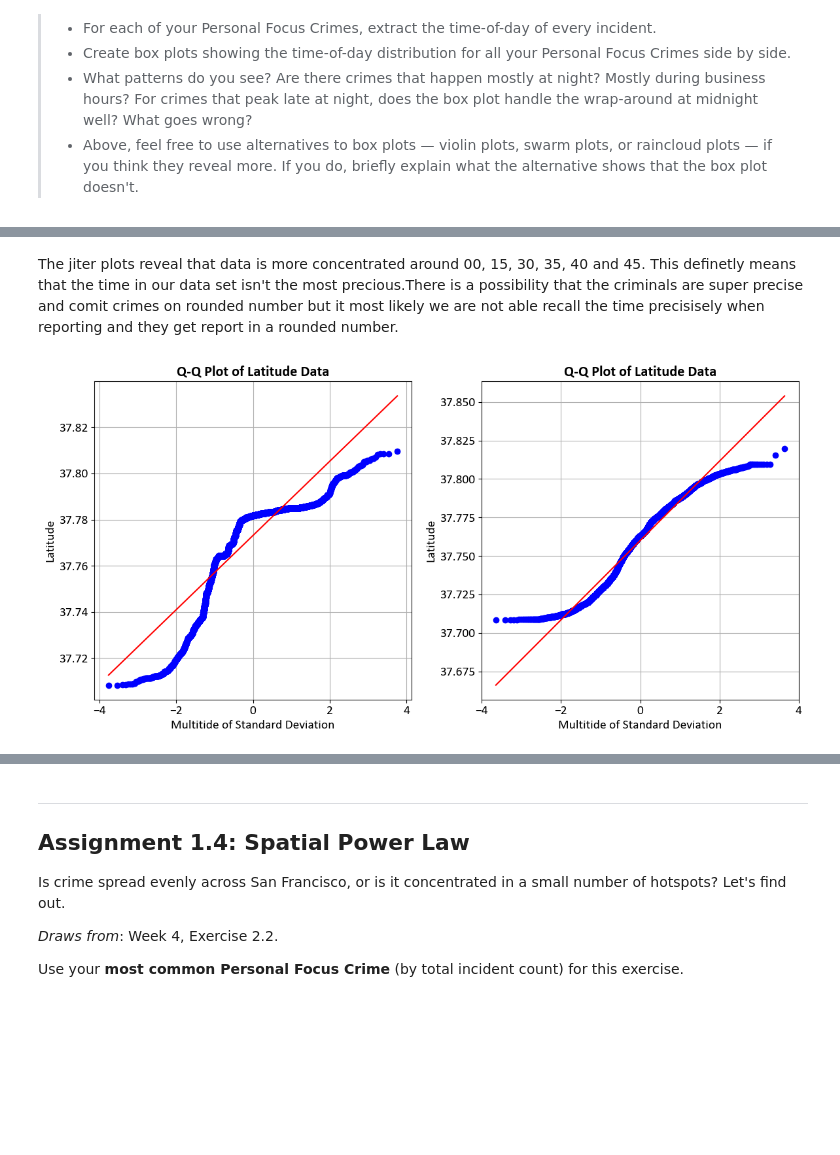
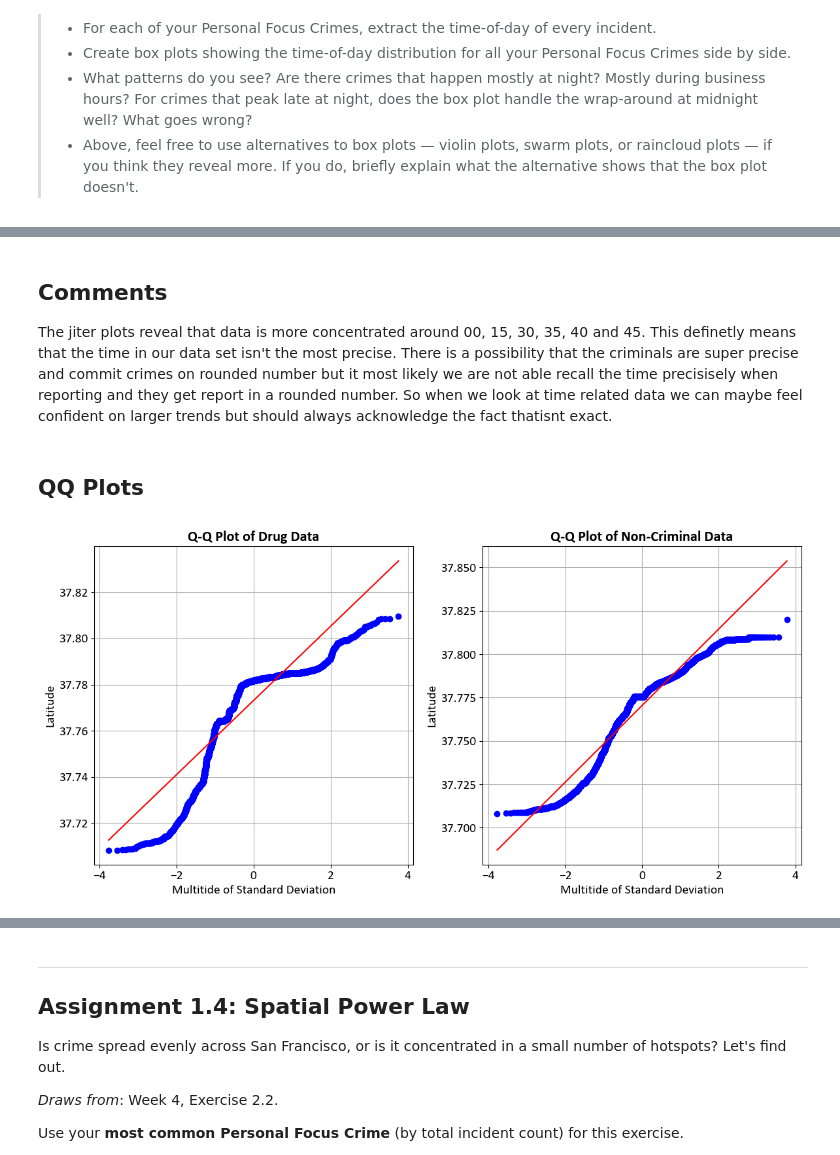
Before and after one commit to MilaGolomozin/SocialData2026, a Jupyter notebook: Assignment1.ipynb, the cells around one changed output, grey strips where cells are left out. Cells and saved outputs as stored; diff of their text form; code cells hidden in the pictures; blank space fills up the shorter version.

```diff
--- a/Assignment1.ipynb
+++ b/Assignment1.ipynb
@@ -215,5 +227,7 @@ plt.show()
 # %% [markdown]
-The jiter plots reveal that data is more concentrated around 00, 15, 30, 35, 40 and 45. This definetly means that the time in our data set isn't the most precious.There is a possibility that the criminals are super precise and comit crimes on rounded number but it most likely we are not able recall the time precisisely when reporting and they get report in a rounded number.
+## Comments
+
+The jiter plots reveal that data is more concentrated around 00, 15, 30, 35, 40 and 45. This definetly means that the time in our data set isn't the most precise. There is a possibility that the criminals are super precise and commit crimes on rounded number but it most likely we are not able recall the time precisisely when reporting and they get report in a rounded number. So when we look at time related data we can maybe feel confident on larger trends but should always acknowledge the fact thatisnt exact.
 # %%
 df[['longitude', 'latitude']] = df['location'].str.replace('POINT \(', '', regex=True)\
                                                .str.replace('\)', '', regex=True)\
@@ -229,35 +243,37 @@ df = df[df['latitude'] != 90]
 drug_df = df[df['Category'] == 'Drug/narcotic']
 drug_df = drug_df[drug_df['Year'] == 2009]
 
-car_df =df[df['Category'] == 'Vehicle theft']
+car_df =df[df['Category'] == 'Non-criminal']
 car_df = car_df[car_df['Year'] == 2009]
 
 data = drug_df['latitude']
 data_c = car_df['latitude']
+# %% [markdown]
+## QQ Plots
 # %%
 data_clean = pd.to_numeric(data, errors='coerce').dropna()
 data_c_clean = pd.to_numeric(data_c, errors='coerce').dropna()
 
 fig, axes = plt.subplots(1, 2, figsize=(12, 6))
 
 ax = axes[0]
 stats.probplot(data_clean, dist="norm", plot=ax)
 
-ax.set_title("Q-Q Plot of Latitude Data", fontsize=16, fontweight='bold')
+ax.set_title("Q-Q Plot of Drug Data", fontsize=16, fontweight='bold')
 ax.set_xlabel("Multitide of Standard Deviation")
 ax.set_ylabel("Latitude")
 ax.grid(True)
 
 
 ax = axes[1]
 stats.probplot(data_c_clean, dist="norm", plot=ax)
 
-ax.set_title("Q-Q Plot of Latitude Data", fontsize=16, fontweight='bold')
+ax.set_title("Q-Q Plot of Non-Criminal Data", fontsize=16, fontweight='bold')
 ax.set_xlabel("Multitide of Standard Deviation")
 ax.set_ylabel("Latitude")
 ax.grid(True)
 
 plt.tight_layout()
 plt.show()
 # %% [output]
-[figure, old version]
+[figure, new version]
```
Also changed, not shown: parts of 20 cells of this notebook.
